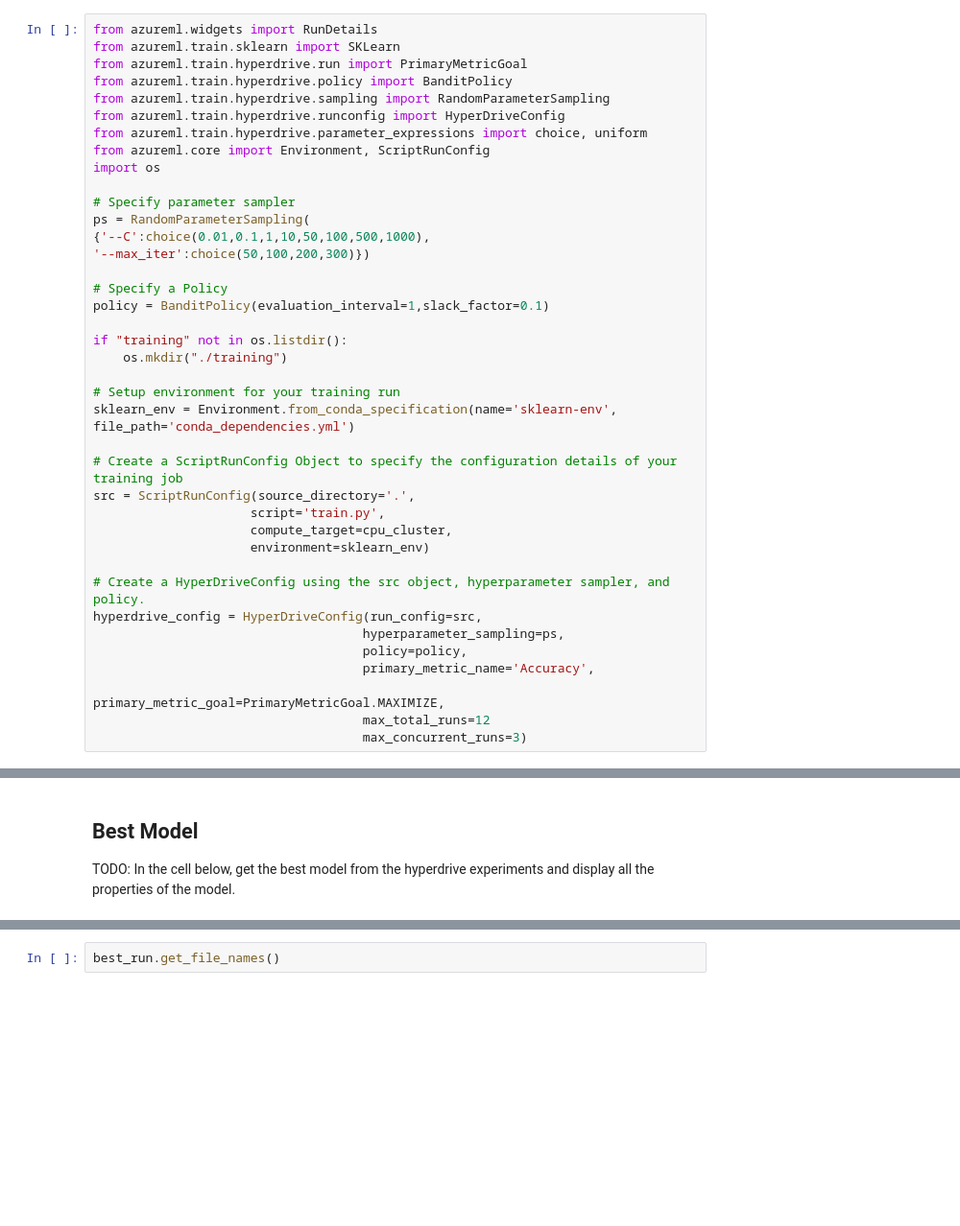
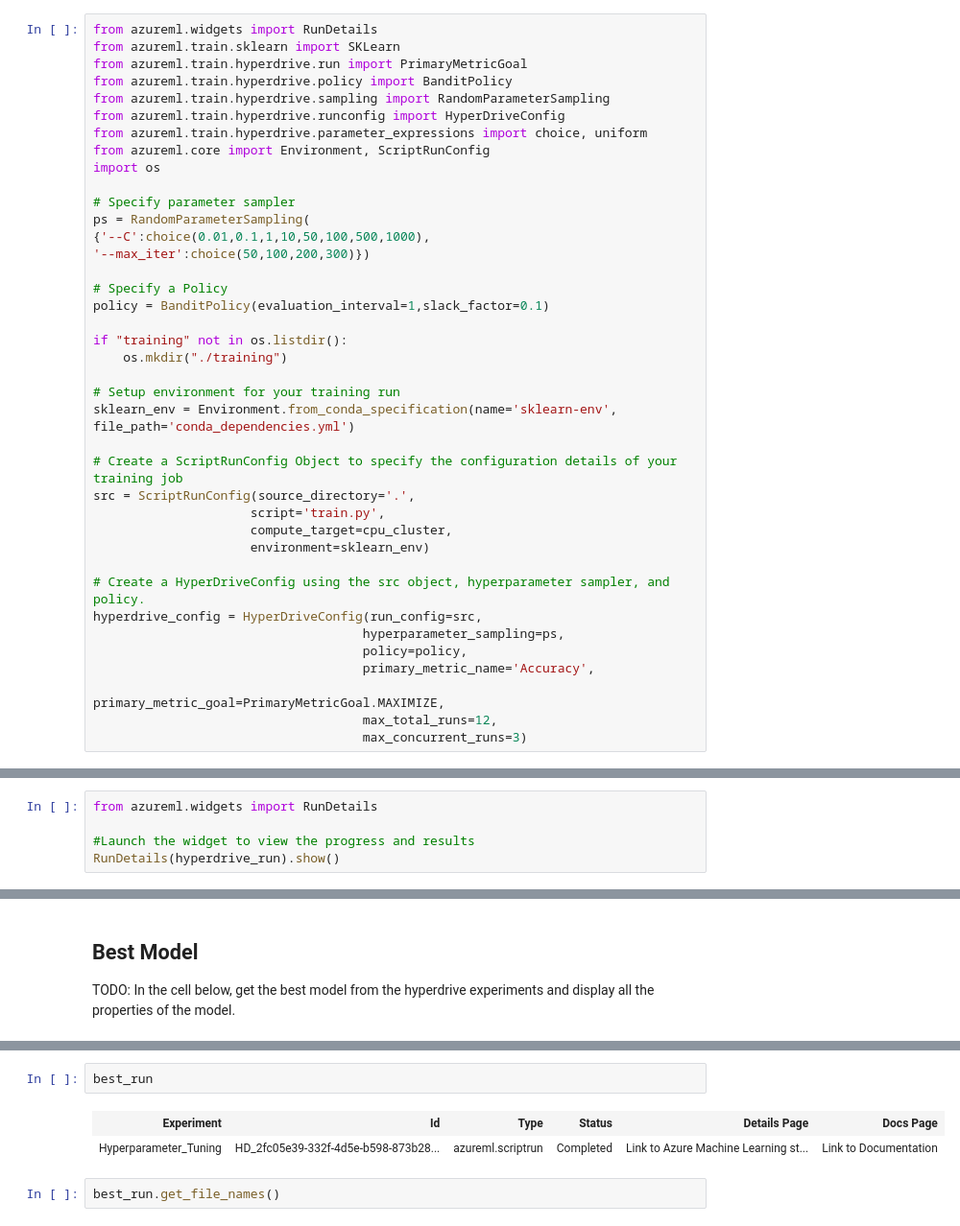
Before and after one commit to AnnaDM87/Udacity_CAPSTONE, a Jupyter notebook: starter_file/hyperparameter_tuning.ipynb, the cells around one changed output, grey strips where cells are left out. Shown at 96% size. Saved outputs shown, nothing was run; the diff lists cells and outputs as text; blank space fills up the shorter version.

```diff
--- a/starter_file/hyperparameter_tuning.ipynb
+++ b/starter_file/hyperparameter_tuning.ipynb
@@ -123,5 +124,5 @@ hyperdrive_config = HyperDriveConfig(run_config=src,
                                     policy=policy,
                                     primary_metric_name='Accuracy',
                                     primary_metric_goal=PrimaryMetricGoal.MAXIMIZE,
-                                    max_total_runs=12
+                                    max_total_runs=12,
                                     max_concurrent_runs=3)
@@ -178,3 +177,8 @@ Web View: https://ml.azure.com/runs/HD_825afaca-ac9e-436b-9ab4-41bc15ff3e83?wsid
 OPTIONAL: Write about the different models trained and their performance. Why do you think some models did better than others?
 
 TODO: In the cell below, use the `RunDetails` widget to show the different experiments.
+# %%
+from azureml.widgets import RunDetails
+
+#Launch the widget to view the progress and results
+RunDetails(hyperdrive_run).show()
@@ -198,4 +204,9 @@ Run details {'runId': 'HD_825afaca-ac9e-436b-9ab4-41bc15ff3e83_11', 'target': 'A
 Best run file names ['outputs/model.joblib', 'system_logs/cs_capability/cs-capability.log', 'system_logs/hosttools_capability/hosttools-capability.log', 'system_logs/lifecycler/execution-wrapper.log', ...
+# %%
+best_run
+# %% [output]
+| Experiment | Id | Type | Status | Details Page | Docs Page |
+| Hyperparameter_Tuning | HD_2fc05e39-332f-4d5e-b598-873b28... | azureml.scriptrun | Completed | Link to Azure Machine Learning st... | Link to Documentation |
 # %%
 best_run.get_file_names()
 # %% [output]
```
Also changed, not shown: parts of 8 cells of this notebook, 3 other files.
